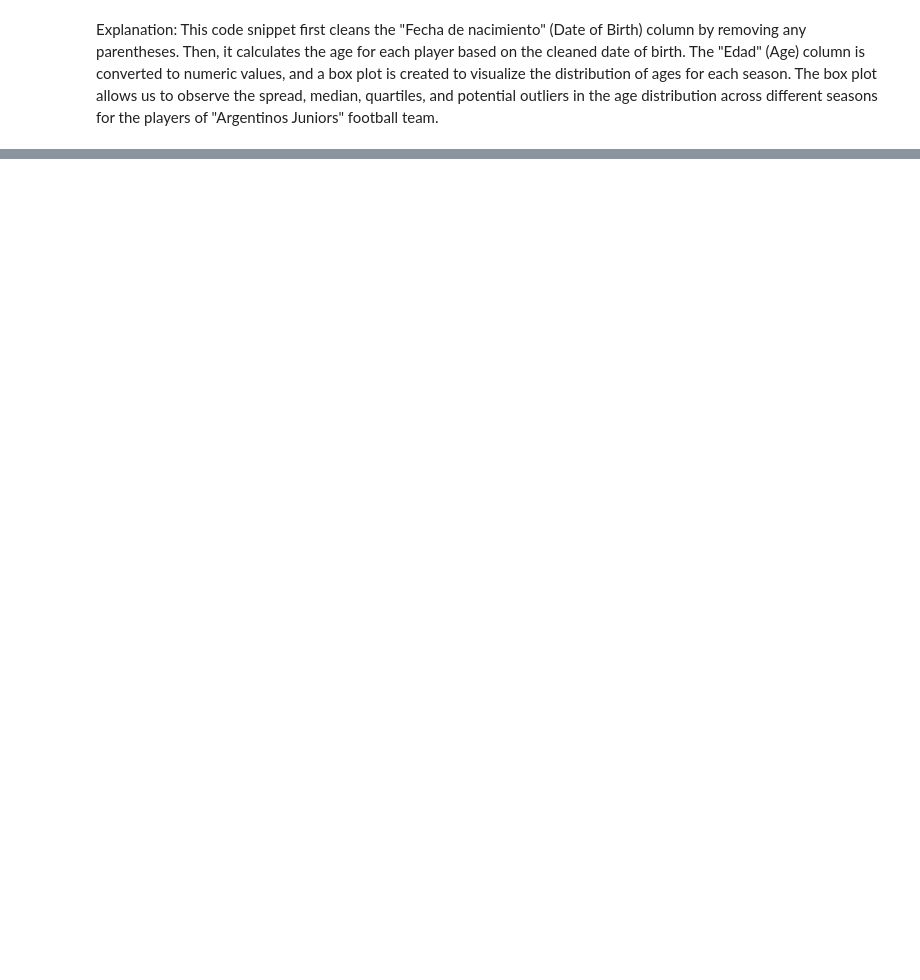
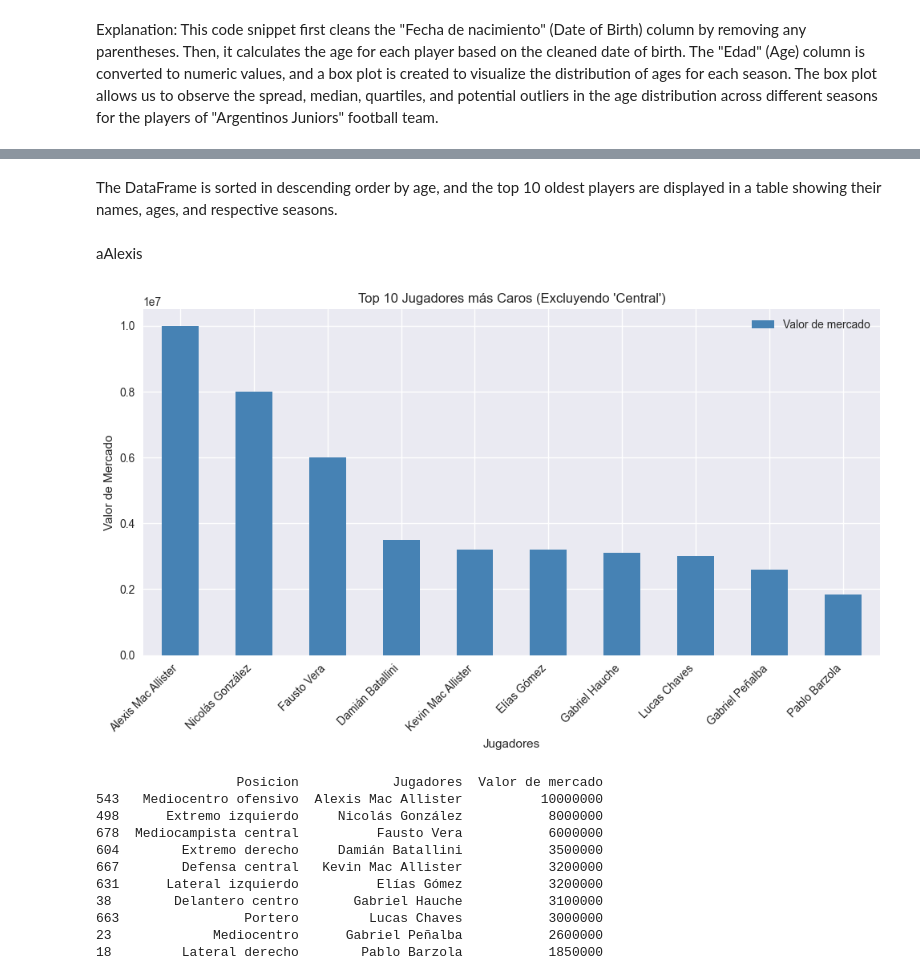
Before and after one commit to RODRIGORUBIO1991/PythonCode, a Jupyter notebook: Football/TransferMarket Argentinos Juniors.ipynb, the cells around one changed output, grey strips where cells are left out. Saved outputs shown, nothing was run; the diff lists cells and outputs as text; code cells hidden in the pictures; blank space fills up the shorter version.

```diff
--- a/Football/TransferMarket Argentinos Juniors.ipynb
+++ b/Football/TransferMarket Argentinos Juniors.ipynb
@@ -300,0 +320,61 @@ Explanation: This code snippet first cleans the "Fecha de nacimiento" (Date of B
+# %% [markdown]
+The DataFrame is sorted in descending order by age, and the top 10 oldest players are displayed in a table showing their names, ages, and respective seasons.
+# %% [markdown]
+aAlexis
+# %%
+
+# Filtro para quedarse solo con la última aparición de cada jugador con su máximo valor de mercado
+filtered_df = df.loc[df.groupby("Jugadores")["Valor de mercado"].idxmax()]
+
+# Filtrar los jugadores con un valor de mercado mayor a 100,000 euros y que la posición no sea "Central"
+filtered_df = filtered_df[(filtered_df["Valor de mercado"] > 100000)
+
+# Obtener el valor de mercado más caro para cada posición, excluyendo la posición "Central"
+highest_value_per_position = filtered_df[filtered_df["Posicion"] != "Central"].groupby("Posicion")["Valor de mercado"].max()
+
+# Obtener el nombre del jugador más caro para cada posición, excluyendo la posición "Central"
+highest_value_players = filtered_df[filtered_df["Posicion"] != "Central"].loc[filtered_df.groupby("Posicion")["Valor de mercado"].idxmax()]
+
+# Ordenar los valores de menor a mayor
+highest_value_per_position = highest_value_per_position.sort_values()
+
+# Mostrar la tabla con el nombre del jugador más caro por posición, excluyendo la posición "Central"
+highest_value_players_table = highest_value_players[highest_value_players["Posicion"] != "Central"][["Posicion", "Jugadores", "Valor de mercado"]]
+
+# Ordenar los jugadores por valor de mercado de manera descendente y seleccionar los 10 más caros
+top_10_players = highest_value_players_table.sort_values("Valor de mercado", ascending=False).head(10)
+
+# Configurar el estilo del gráfico
+plt.style.use("seaborn")
+
+# Crear el gráfico de barras
+fig, ax = plt.subplots(figsize=(10, 6))
+top_10_players.plot(kind="bar", x="Jugadores", y="Valor de mercado", ax=ax, color="steelblue")
+
+# Etiquetas del eje X inclinadas a 45 grados
+ax.set_xticklabels(top_10_players["Jugadores"], rotation=45, ha='right')
+
+# Etiquetas de los ejes y título del gráfico
+ax.set_xlabel("Jugadores")
+ax.set_ylabel("Valor de Mercado")
+ax.set_title("Top 10 Jugadores más Caros (Excluyendo 'Central')")
+
+# Mostrar el gráfico
+plt.tight_layout()
+plt.show()
+
+# Mostrar la tabla con los 10 jugadores más caros (excluyendo la posición "Central")
+print(top_10_players)
+# %% [output]
+[figure, added]
+                  Posicion            Jugadores  Valor de mercado
+543   Mediocentro ofensivo  Alexis Mac Allister          10000000
+498      Extremo izquierdo     Nicolás González           8000000
+678  Mediocampista central          Fausto Vera           6000000
+604        Extremo derecho     Damián Batallini           3500000
+667        Defensa central   Kevin Mac Allister           3200000
+631      Lateral izquierdo          Elías Gómez           3200000
+38        Delantero centro       Gabriel Hauche           3100000
+663                Portero         Lucas Chaves           3000000
+23             Mediocentro      Gabriel Peñalba           2600000
+18         Lateral derecho        Pablo Barzola           1850000
```
Also changed, not shown: parts of 25 cells of this notebook.
